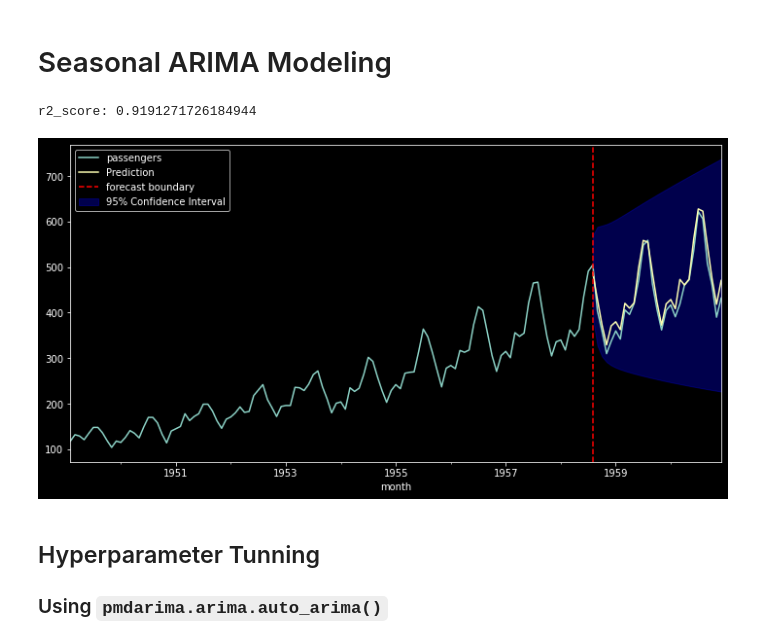
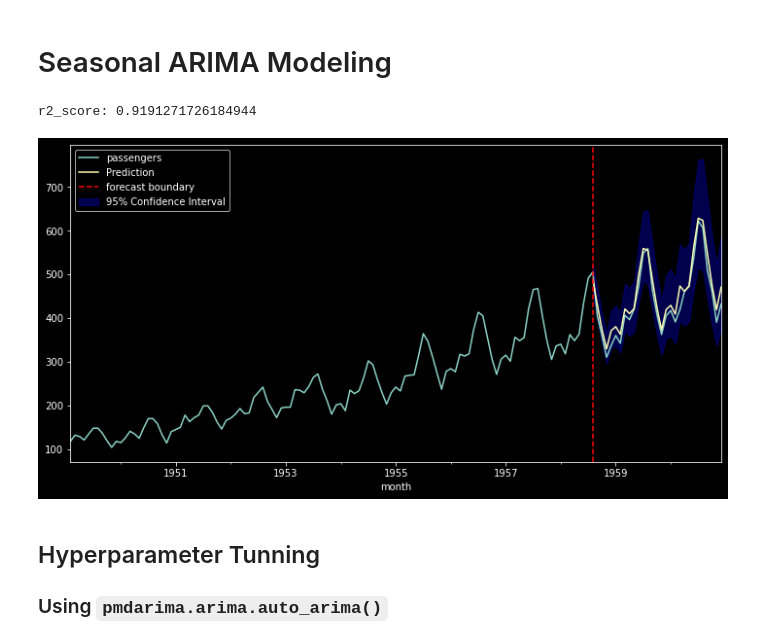
Before and after one commit to KimRass/warehouse, a Jupyter notebook: Data Science/Machine Learning/Time Series/Air Passengers & Seasonal ARIMA.ipynb, the cells around one changed output. Cells and saved outputs as stored; diff of their text form; code cells hidden in the pictures.

```diff
--- a/Data Science/Machine Learning/Time Series/Air Passengers & Seasonal ARIMA.ipynb
+++ b/Data Science/Machine Learning/Time Series/Air Passengers & Seasonal ARIMA.ipynb
@@ -78,21 +78,21 @@ sm.graphics.tsa.plot_pacf(ax=axes[1], x=data_tr["passengers_log_diff"], lags=30)
 minim = math.inf
 for params in itertools.product(range(0, 3), range(0, 2), range(0, 3)):
     model = SARIMAX(endog=data_tr["passengers_log"], order=params)
-    res = model.fit()
-    aic = res.aic
+    hist = model.fit()
+    aic = hist.aic
     if aic < minim:
         minim = aic
         best_params = params
 print(f"best_params: {best_params}")
 
 model = SARIMAX(data_tr["passengers_log"], order=best_params)
-res = model.fit()
-res.summary()
+hist = model.fit()
+hist.summary()
 
-pred_res = res.get_forecast(len(data_te))
+pred_res = hist.get_forecast(len(data_te))
 preds = np.exp(pred_res.predicted_mean)
-preds_lb = np.exp(pred.conf_int().iloc[:, 0])
-preds_ub = np.exp(pred.conf_int().iloc[:, 1])
+preds_lb = np.exp(pred_res.conf_int().iloc[:, 0])
+preds_ub = np.exp(pred_res.conf_int().iloc[:, 1])
 
 fig = plt.figure(figsize=(12, 6))
 data["passengers"].plot.line();
@@ -109,24 +109,24 @@ r2_score: -0.1446914082682802
 # Seasonal ARIMA Modeling
 # %%
 model = SARIMAX(data_tr["passengers_log"], order=(2, 1, 1), seasonal_order=best_params + (12,))
-res = model.fit()
-res.summary()
+hist = model.fit()
+hist.summary()
 
-pred_res = res.get_forecast(len(data_te))
+pred_res = hist.get_forecast(len(data_te))
 preds = np.exp(pred_res.predicted_mean)
-preds_lb = np.exp(pred.conf_int().iloc[:, 0])
-preds_ub = np.exp(pred.conf_int().iloc[:, 1])
+preds_lb = np.exp(pred_res.conf_int().iloc[:, 0])
+preds_ub = np.exp(pred_res.conf_int().iloc[:, 1])
 
 fig = plt.figure(figsize=(12, 6))
 data["passengers"].plot.line();
 preds.plot.line(label="Prediction");
 plt.axvline(x="1958-08-01", linestyle="--", color="r", label="forecast boundary");
 plt.fill_between(x=data_te.index, y1=preds_lb, y2=preds_ub, color="b", alpha=0.3, label="95% Confidence Interval");
 plt.legend(loc="upper left");
 print(f"r2_score: {r2_score(data_te['passengers'], preds)}")
 # %% [output]
 r2_score: 0.9191271726184944
-[figure, old version]
+[figure, new version]
 # %% [markdown]
 ## Hyperparameter Tunning
 
```
Also changed, not shown: parts of 2 cells of this notebook, 6 other files.
